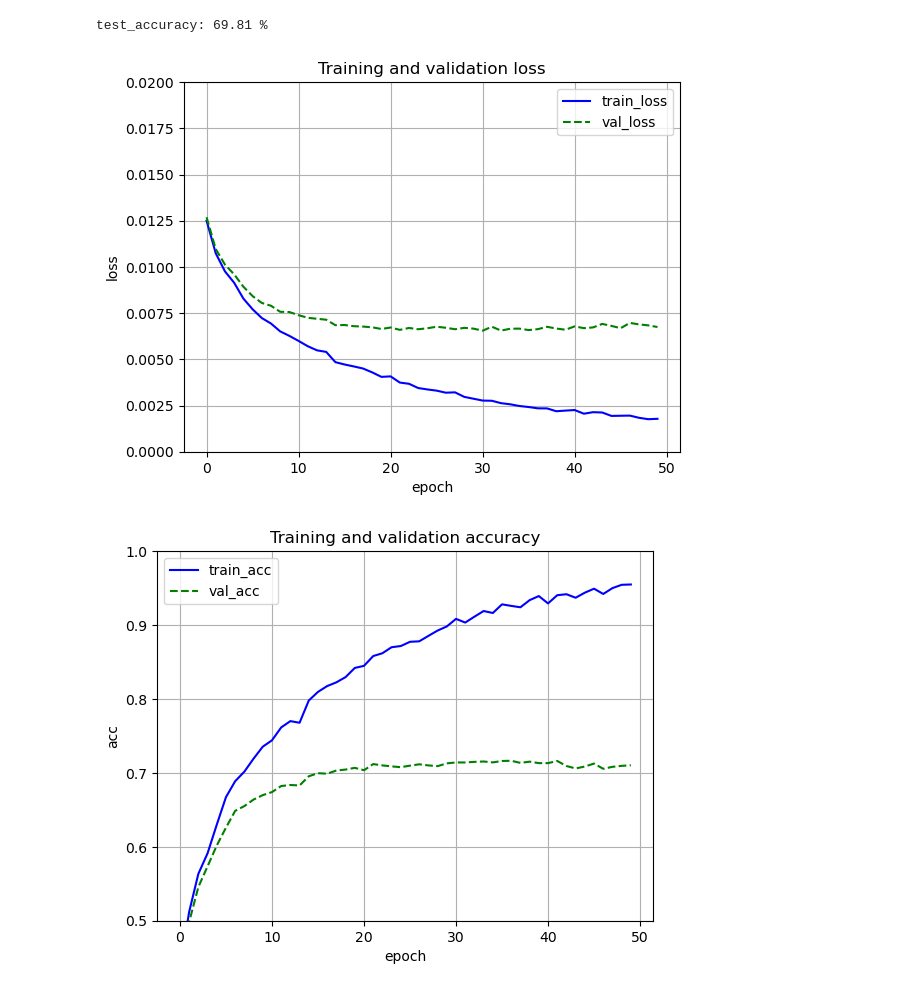
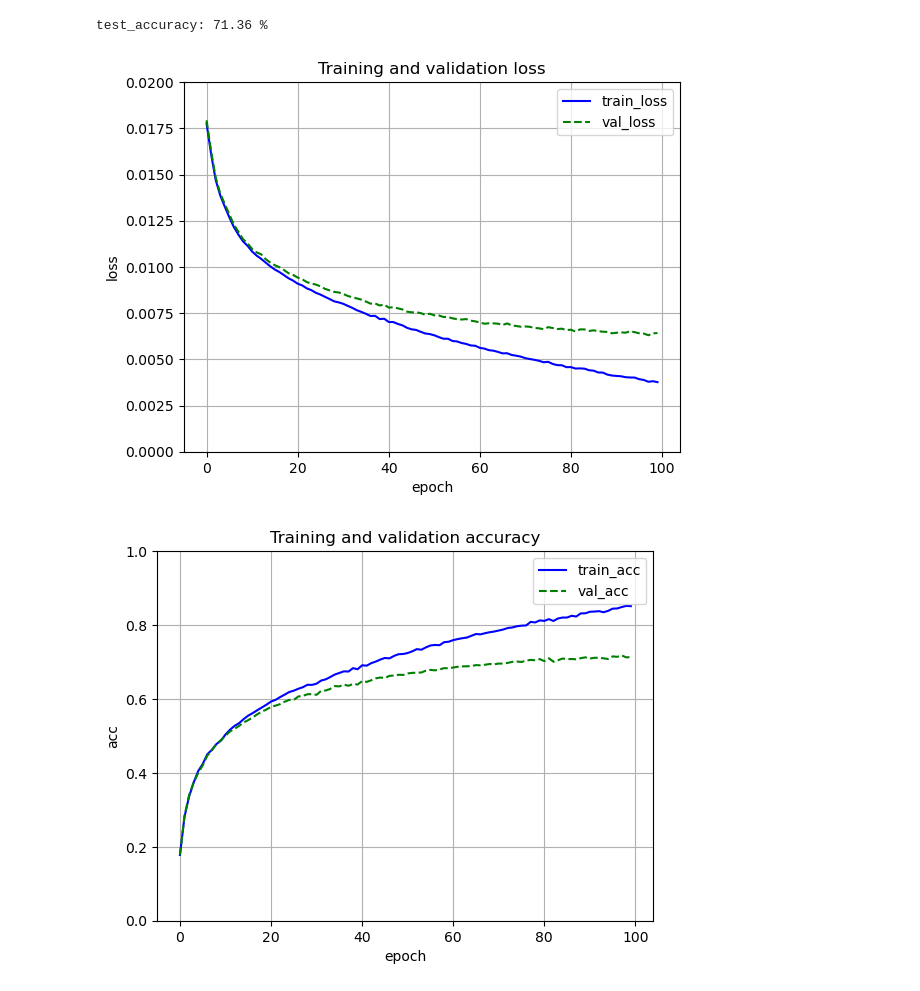
Before and after one commit to namoshi/dl_intro, a Jupyter notebook: CNN_cifar10.ipynb, the cells around one changed output. Drawn from its saved outputs; the diff is of its cells as text; code cells hidden in the pictures.

```diff
--- a/CNN_cifar10.ipynb
+++ b/CNN_cifar10.ipynb
@@ -78,12 +79,12 @@ class Network(nn.Module):
         super(Network, self).__init__()
         self.conv1 = nn.Conv2d(3,32,3, padding=1)
         self.pool1 = nn.MaxPool2d(2,2)
-        self.dropout1 = nn.Dropout2d(0.2)
+        self.dropout1 = nn.Dropout(0.2)
         self.conv2 = nn.Conv2d(32,32,3, padding=1)
         self.pool2 = nn.MaxPool2d(2,2)
-        self.dropout2 = nn.Dropout2d(0.2)
+        self.dropout2 = nn.Dropout(0.2)
         self.fc1 = nn.Linear(32*8*8, 128)
-        self.dropout3 = nn.Dropout2d(0.2)
+        self.dropout3 = nn.Dropout(0.2)
         self.fc2 = nn.Linear(128, 10)
 
 
@@ -123,7 +124,7 @@ Network architecture for CNN
 # %%
 # optimizing
 criterion = nn.CrossEntropyLoss()
-optimizer = optim.SGD(net.parameters(), lr=0.01, momentum=0.9, weight_decay=0.001)
+optimizer = optim.SGD(net.parameters(), lr=0.001, momentum=0.9, weight_decay=0.001)
 #optimizer = optim.AdamW(net.parameters(), lr=0.01, weight_decay=0.001)
 # %%
 # Define Class names
@@ -132,7 +133,7 @@ classes = ('plane', 'car', 'bird', 'cat', 'deer',
 # %%
 ###  training
 print ('training start ...')
-num_epochs = 50
+num_epochs = 100
 
 # initialize list for plot graph after training
 train_loss_list, train_acc_list, val_loss_list, val_acc_list = [], [], [], []
@@ -226,34 +226,34 @@ with torch.no_grad():
 # save weights (You can save the model by uncomment the following line)
 #torch.save(net.state_dict(), 'mnist_net.ckpt')
 # %% [output]
-test_accuracy: 69.81 %
+test_accuracy: 71.36 %
 # %%
 # plot graph
 import matplotlib.pyplot as plt
 
 plt.figure()
 plt.plot(range(num_epochs), train_loss_list, color='blue', linestyle='-', label='train_loss')
 plt.plot(range(num_epochs), val_loss_list, color='green', linestyle='--', label='val_loss')
 plt.ylim([0.0,0.02])
 plt.legend()
 plt.xlabel('epoch')
 plt.ylabel('loss')
 plt.title('Training and validation loss')
 plt.grid()
-plt.savefig('images/CNN_cifar10_loss.png')
+plt.savefig('CNN_cifar10_loss.png')
 plt.show()
 
 plt.figure()
 plt.plot(range(num_epochs), train_acc_list, color='blue', linestyle='-', label='train_acc')
 plt.plot(range(num_epochs), val_acc_list, color='green', linestyle='--', label='val_acc')
-plt.ylim([0.5, 1.0])
+plt.ylim([0.0, 1.0])
 plt.legend()
 plt.xlabel('epoch')
 plt.ylabel('acc')
 plt.title('Training and validation accuracy')
 plt.grid()
-plt.savefig('images/CNN_cifar10_acc.png')
+plt.savefig('CNN_cifar10_acc.png')
 plt.show()
 # %% [output]
-[figure, old version]
+[figure, new version]
-[figure, old version]
+[figure, new version]
```
Also changed, not shown: parts of 4 cells of this notebook, 8 other files.
